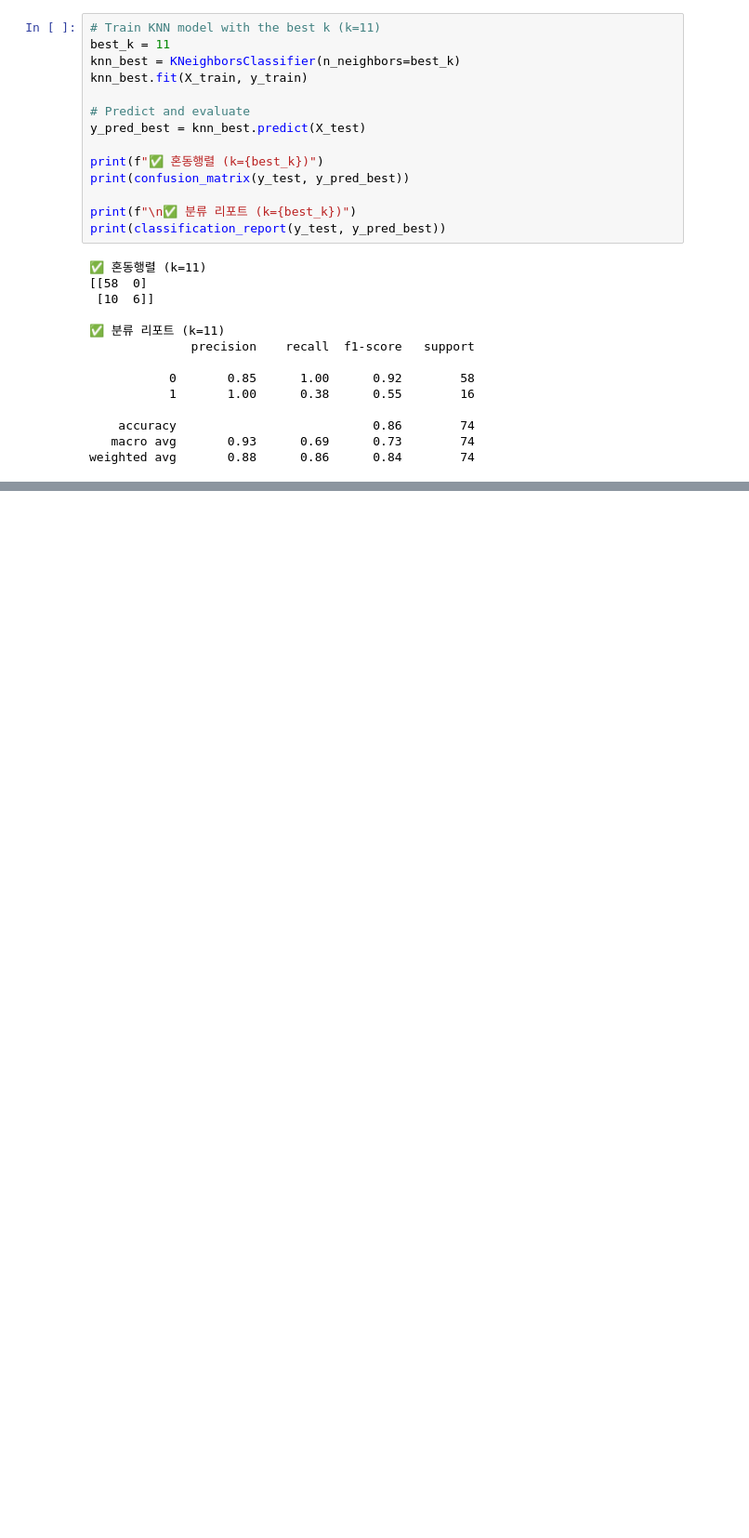
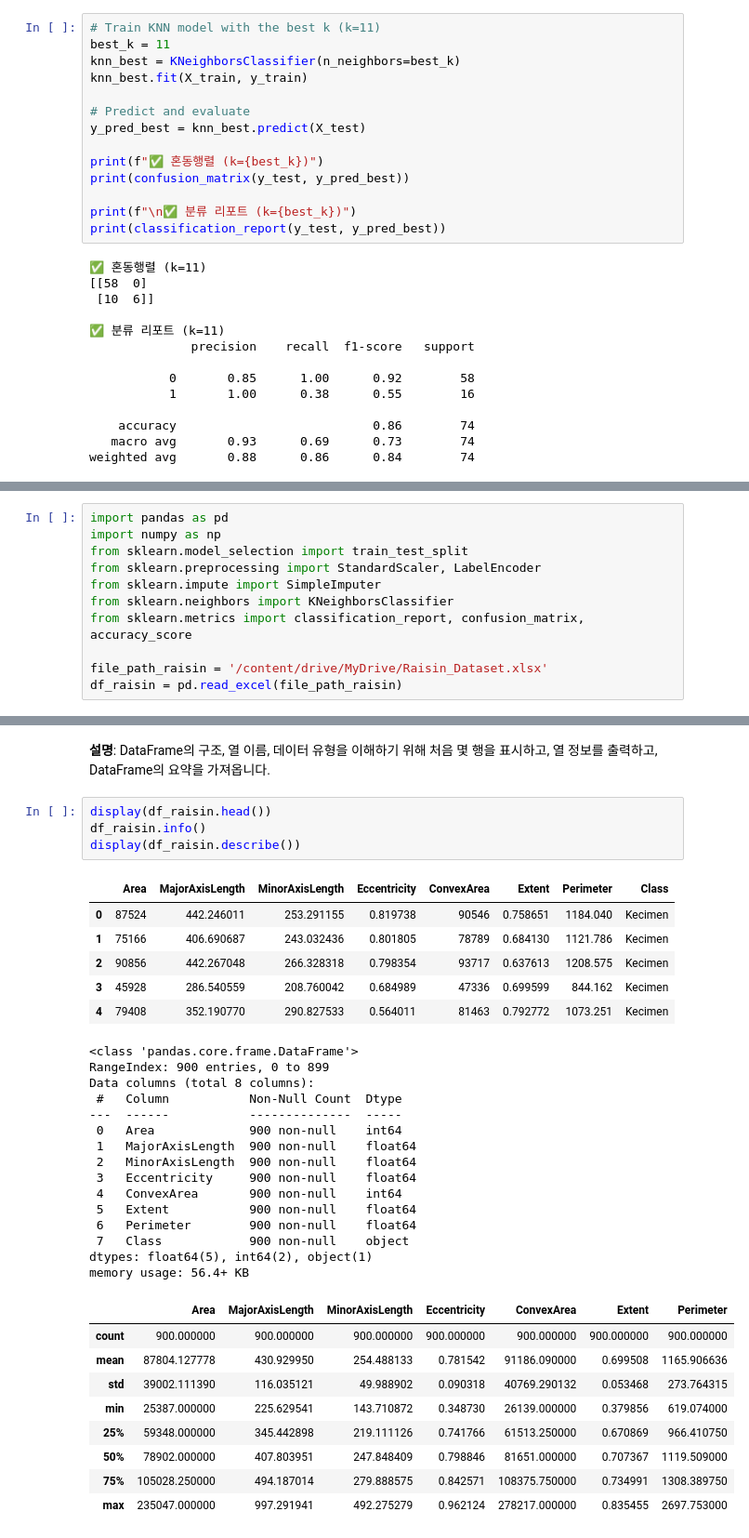
Before and after one commit to sohwagi177/2025-, a Jupyter notebook: 기계학습프로그래밍_week2.ipynb, the cells around one changed output, grey strips where cells are left out. Shown at 93% size. Drawn from its saved outputs; the diff is of its cells as text; blank space fills up the shorter version.

```diff
--- a/기계학습프로그래밍_week2.ipynb
+++ b/기계학습프로그래밍_week2.ipynb
@@ -130,0 +382,11 @@ weighted avg       0.88      0.86      0.84        74
+# %%
+import pandas as pd
+import numpy as np
+from sklearn.model_selection import train_test_split
+from sklearn.preprocessing import StandardScaler, LabelEncoder
+from sklearn.impute import SimpleImputer
+from sklearn.neighbors import KNeighborsClassifier
+from sklearn.metrics import classification_report, confusion_matrix, accuracy_score
+
+file_path_raisin = '/content/drive/MyDrive/Raisin_Dataset.xlsx'
+df_raisin = pd.read_excel(file_path_raisin)
@@ -130,0 +398,38 @@ weighted avg       0.88      0.86      0.84        74
+# %% [markdown]
+**설명**:
+DataFrame의 구조, 열 이름, 데이터 유형을 이해하기 위해 처음 몇 행을 표시하고, 열 정보를 출력하고, DataFrame의 요약을 가져옵니다.
+# %%
+display(df_raisin.head())
+df_raisin.info()
+display(df_raisin.describe())
+# %% [output]
+|  | Area | MajorAxisLength | MinorAxisLength | Eccentricity | ConvexArea | Extent | Perimeter | Class |
+| 0 | 87524 | 442.246011 | 253.291155 | 0.819738 | 90546 | 0.758651 | 1184.040 | Kecimen |
+| 1 | 75166 | 406.690687 | 243.032436 | 0.801805 | 78789 | 0.684130 | 1121.786 | Kecimen |
+| 2 | 90856 | 442.267048 | 266.328318 | 0.798354 | 93717 | 0.637613 | 1208.575 | Kecimen |
+| 3 | 45928 | 286.540559 | 208.760042 | 0.684989 | 47336 | 0.699599 | 844.162 | Kecimen |
+| 4 | 79408 | 352.190770 | 290.827533 | 0.564011 | 81463 | 0.792772 | 1073.251 | Kecimen |
+<class 'pandas.core.frame.DataFrame'>
+RangeIndex: 900 entries, 0 to 899
+Data columns (total 8 columns):
+ #   Column           Non-Null Count  Dtype
+---  ------           --------------  -----
+ 0   Area             900 non-null    int64
+ 1   MajorAxisLength  900 non-null    float64
+ 2   MinorAxisLength  900 non-null    float64
+ 3   Eccentricity     900 non-null    float64
+ 4   ConvexArea       900 non-null    int64
+ 5   Extent           900 non-null    float64
+ 6   Perimeter        900 non-null    float64
+ 7   Class            900 non-null    object
+dtypes: float64(5), int64(2), object(1)
+memory usage: 56.4+ KB
+|  | Area | MajorAxisLength | MinorAxisLength | Eccentricity | ConvexArea | Extent | Perimeter |
+| count | 900.000000 | 900.000000 | 900.000000 | 900.000000 | 900.000000 | 900.000000 | 900.000000 |
+| mean | 87804.127778 | 430.929950 | 254.488133 | 0.781542 | 91186.090000 | 0.699508 | 1165.906636 |
+| std | 39002.111390 | 116.035121 | 49.988902 | 0.090318 | 40769.290132 | 0.053468 | 273.764315 |
+| min | 25387.000000 | 225.629541 | 143.710872 | 0.348730 | 26139.000000 | 0.379856 | 619.074000 |
+| 25% | 59348.000000 | 345.442898 | 219.111126 | 0.741766 | 61513.250000 | 0.670869 | 966.410750 |
+| 50% | 78902.000000 | 407.803951 | 247.848409 | 0.798846 | 81651.000000 | 0.707367 | 1119.509000 |
+| 75% | 105028.250000 | 494.187014 | 279.888575 | 0.842571 | 108375.750000 | 0.734991 | 1308.389750 |
+| max | 235047.000000 | 997.291941 | 492.275279 | 0.962124 | 278217.000000 | 0.835455 | 2697.753000 |
```
Also changed, not shown: parts of 53 cells of this notebook.
